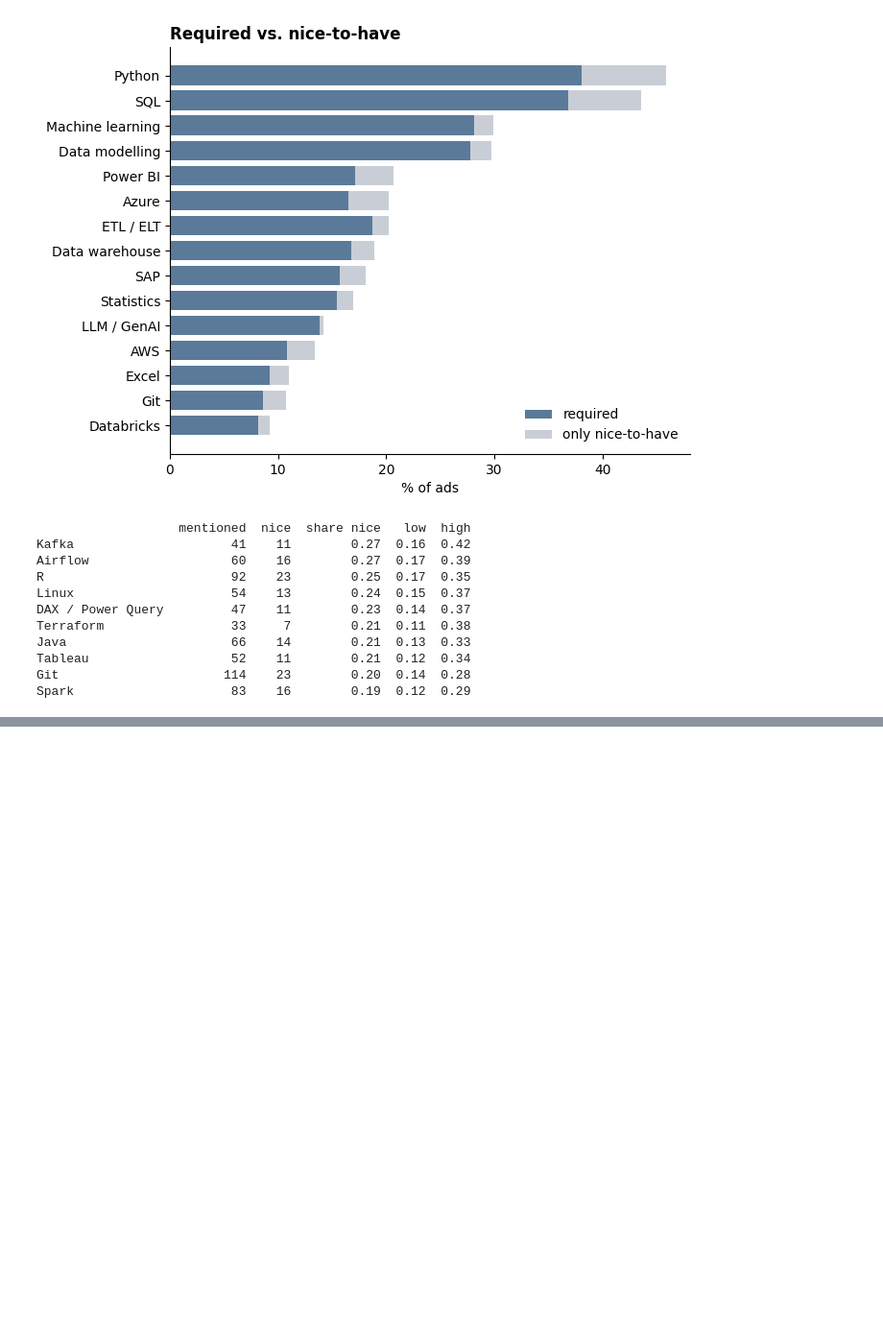
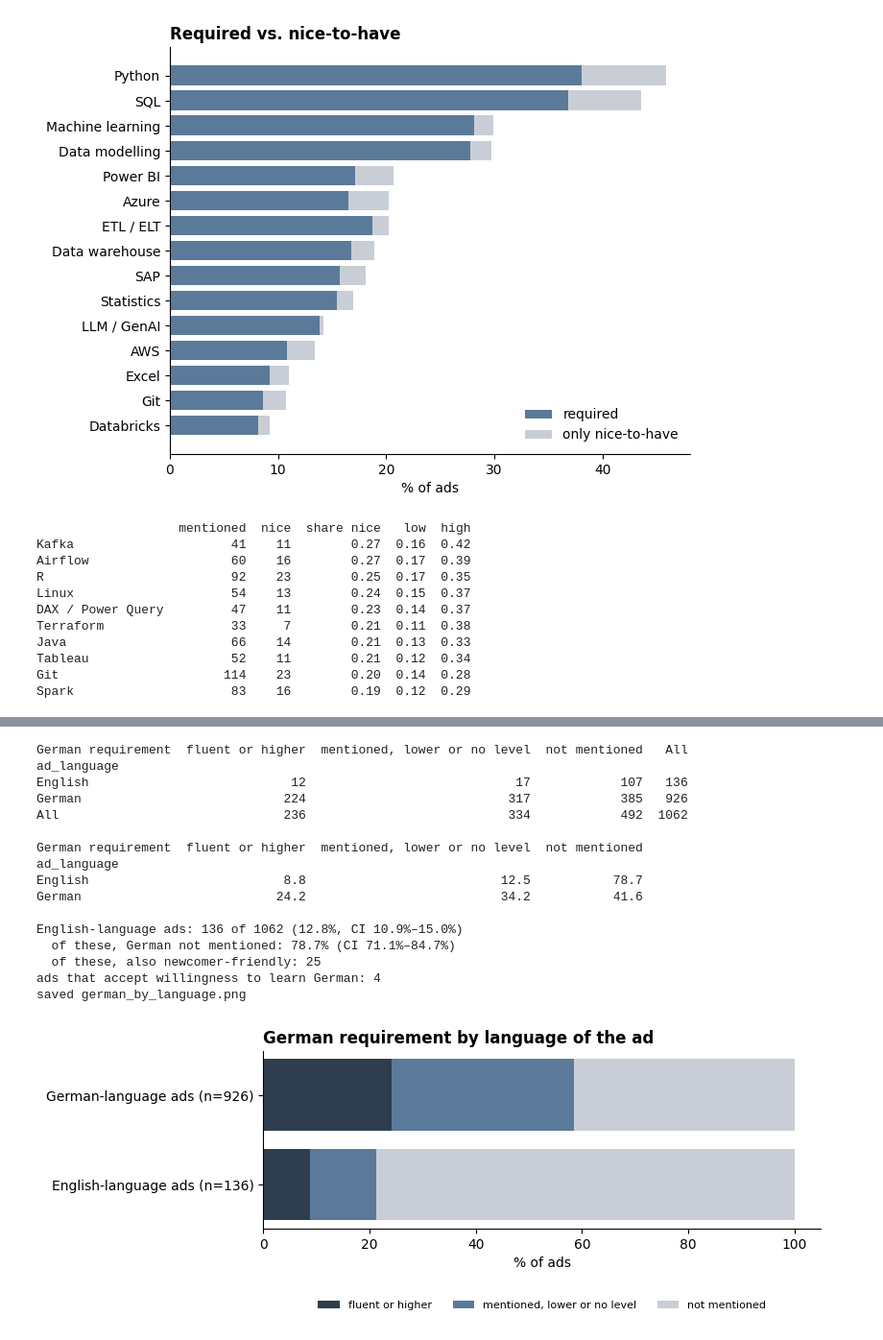
Before and after one commit to zeqizhao12/data-job-ad-nlp-de, a Jupyter notebook: notebooks/04_analysis.ipynb, the cells around one changed output, grey strips where cells are left out. Shown at 96% size. Saved outputs shown, nothing was run; the diff lists cells and outputs as text; code cells hidden in the pictures; blank space fills up the shorter version.

```diff
--- a/notebooks/04_analysis.ipynb
+++ b/notebooks/04_analysis.ipynb
@@ -241,5 +250,6 @@ Only 55 titles say *junior*, so differences need a careful test. **Fisher's exac
 # %%
-HIGH_GERMAN = ["CEFR C1/C2", "fluent / native", "very good"]
+# "Fluent or higher": the step above "gut / sehr gut" in the common German CV scale (see section 7)
+HIGH_GERMAN = ["CEFR C1/C2", "fluent / native"]
 MEASURES = {
     "entry signal in text":           jobs["entry_signal"],
     "3+ or several years required":   jobs["exp_level"].isin(["3-4", "5+", "several years (no number)"]),
@@ -247,7 +257,7 @@ MEASURES = {
     "degree mentioned":               jobs["degree"],
     "alternative to degree":          jobs["alt_path"],
     "PhD mentioned":                  jobs["phd"],
-    "German: very good or higher":    jobs["german"].isin(HIGH_GERMAN),
+    "German: fluent or higher":       jobs["german"].isin(HIGH_GERMAN),
     "German not mentioned":           jobs["german"] == "not mentioned",
 }
 LEVELS = ["junior", "senior", "not stated"]
@@ -259,13 +269,16 @@ for name, m in MEASURES.items():
         g = m[jobs["seniority"] == lvl]
         row[lvl], row[f"{lvl} low"], row[f"{lvl} high"] = share_ci(g)
     j, s = m[jobs["seniority"] == "junior"], m[jobs["seniority"] == "senior"]
+    row["difference (pp)"] = (j.mean() - s.mean()) * 100        # effect size: junior minus senior
     row["p"] = fisher_exact([[j.sum(), (~j).sum()], [s.sum(), (~s).sum()]])[1]
     rows.append(row)
 js = pd.DataFrame(rows).set_index("measure")
 js["p adjusted"] = false_discovery_control(js["p"], method="bh")
 
 print("ads per level:", {lvl: int((jobs["seniority"] == lvl).sum()) for lvl in LEVELS}, "\n")
-print((js[LEVELS] * 100).round(1).join(js[["p", "p adjusted"]].round(4)).to_string())
+print((js[LEVELS] * 100).round(1)
+      .join(js[["difference (pp)"]].round(1))
+      .join(js[["p", "p adjusted"]].round(4)).to_string())
 # %% [output]
 ads per level: {'junior': 55, 'senior': 250, 'not stated': 757}
 
@@ -363,0 +379,49 @@ same top-15 skills: True | same order: False
+# %%
+lang = jobs["ad_language"]
+eng = lang == "English"
+GROUPS = ["fluent or higher", "mentioned, lower or no level", "not mentioned"]
+german_group = pd.Series(np.select([jobs["german"].isin(HIGH_GERMAN), jobs["german"] == "not mentioned"],
+                                   [GROUPS[0], GROUPS[2]], GROUPS[1]), index=jobs.index, name="German requirement")
+
+print(pd.crosstab(lang, german_group, margins=True)[GROUPS + ["All"]].to_string(), "\n")
+by_lang = pd.crosstab(lang, german_group, normalize="index")[GROUPS]
+print((by_lang * 100).round(1).to_string(), "\n")
+
+share, low, high = share_ci(eng)
+print(f"English-language ads: {eng.sum()} of {N} ({share:.1%}, CI {low:.1%}–{high:.1%})")
+share, low, high = share_ci(german_group[eng] == "not mentioned")
+print(f"  of these, German not mentioned: {share:.1%} (CI {low:.1%}–{high:.1%})")
+print(f"  of these, also newcomer-friendly: {(eng & newcomer).sum()}")
+print(f"ads that accept willingness to learn German: {jobs['german_learnable'].sum()}")
+
+t = by_lang.reindex([l for l in ["German", "English"] if l in by_lang.index]) * 100
+fig, ax = plt.subplots(figsize=(7.5, 2.4))
+left = np.zeros(len(t))
+labels = [f"{l}-language ads (n={(lang == l).sum()})" for l in t.index]
+for g, color in zip(GROUPS, [DARK, MAIN, GREY]):
+    ax.barh(labels, t[g], left=left, color=color, label=g)
+    left += t[g].values
+ax.invert_yaxis()
+ax.set_xlabel("% of ads")
+ax.set_title("German requirement by language of the ad")
+ax.legend(frameon=False, ncol=3, loc="upper center", bbox_to_anchor=(0.5, -0.35), fontsize=8)
+save(fig, "german_by_language.png")
+plt.show()
+# %% [output]
+German requirement  fluent or higher  mentioned, lower or no level  not mentioned   All
+ad_language
+English                           12                            17            107   136
+German                           224                           317            385   926
+All                              236                           334            492  1062
+
+German requirement  fluent or higher  mentioned, lower or no level  not mentioned
+ad_language
+English                          8.8                          12.5           78.7
+German                          24.2                          34.2           41.6
+
+English-language ads: 136 of 1062 (12.8%, CI 10.9%–15.0%)
+  of these, German not mentioned: 78.7% (CI 71.1%–84.7%)
+  of these, also newcomer-friendly: 25
+ads that accept willingness to learn German: 4
+saved german_by_language.png
+[figure, added]
```
Also changed, not shown: parts of 24 cells of this notebook, 7 other files.
